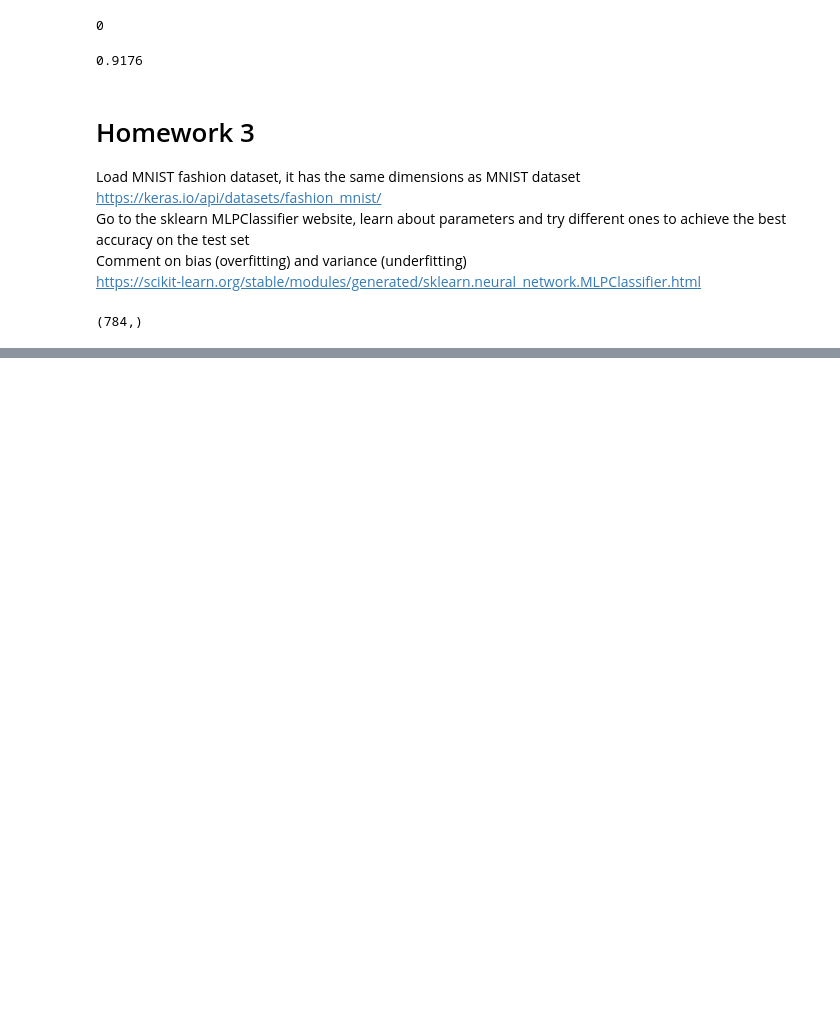
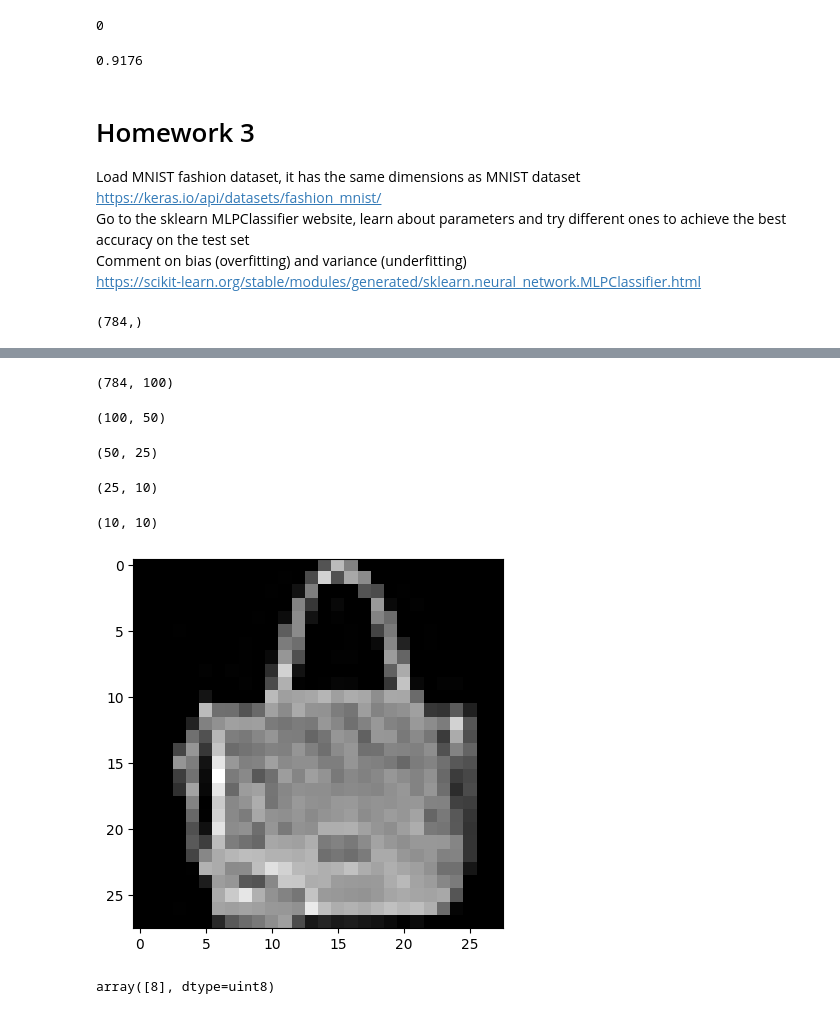
Before and after one commit to Abubakr1710/Vistula, a Jupyter notebook: Artificial Intelligence/Lab_5_training_MLP_classifier_on_MNIST_and_HW3.ipynb, the cells around one changed output, grey strips where cells are left out. Drawn from its saved outputs; the diff is of its cells as text; code cells hidden in the pictures; blank space fills up the shorter version.

```diff
--- a/Artificial Intelligence/Lab_5_training_MLP_classifier_on_MNIST_and_HW3.ipynb
+++ b/Artificial Intelligence/Lab_5_training_MLP_classifier_on_MNIST_and_HW3.ipynb
@@ -365,0 +379,49 @@ clf.score(Xtest, ytest)
+# %%
+clf.coefs_[0].shape
+# 784 x 100
+# 784 features, 100 hidden units
+# %% [output]
+(784, 100)
+# %%
+clf.coefs_[1].shape
+# 100 x 50
+# 100 hidden units, 50 hidden units
+# %% [output]
+(100, 50)
+# %%
+clf.coefs_[2].shape
+# 50 x 25
+# 50 hidden units, 25 hidden units
+# %% [output]
+(50, 25)
+# %%
+clf.coefs_[3].shape
+# 25 x 10
+# 25 hidden units, 10 output units
+# %% [output]
+(25, 10)
+# %%
+clf.coefs_[4].shape
+# 10 x 10
+# 10 hidden units, 10 output units
+# %% [output]
+(10, 10)
+# %%
+plt.imshow( np.reshape( Xtest[2000], (28,28) ) , cmap=plt.cm.gray)
+plt.show()
+# %% [output]
+[figure, added]
+# %%
+# 0 = T-shirt/top
+# 1 = Trouser
+# 2 = Pullover
+# 3 = Dress
+# 4 = Coat
+# 5 = Sandal
+# 6 = Shirt
+# 7 = Sneaker
+# 8 = Bag
+# 9 = Ankle boot
+clf.predict(Xtest[2000].reshape(1, -1))
+# %% [output]
+array([8], dtype=uint8)
```
Also changed, not shown: parts of 26 cells of this notebook.
